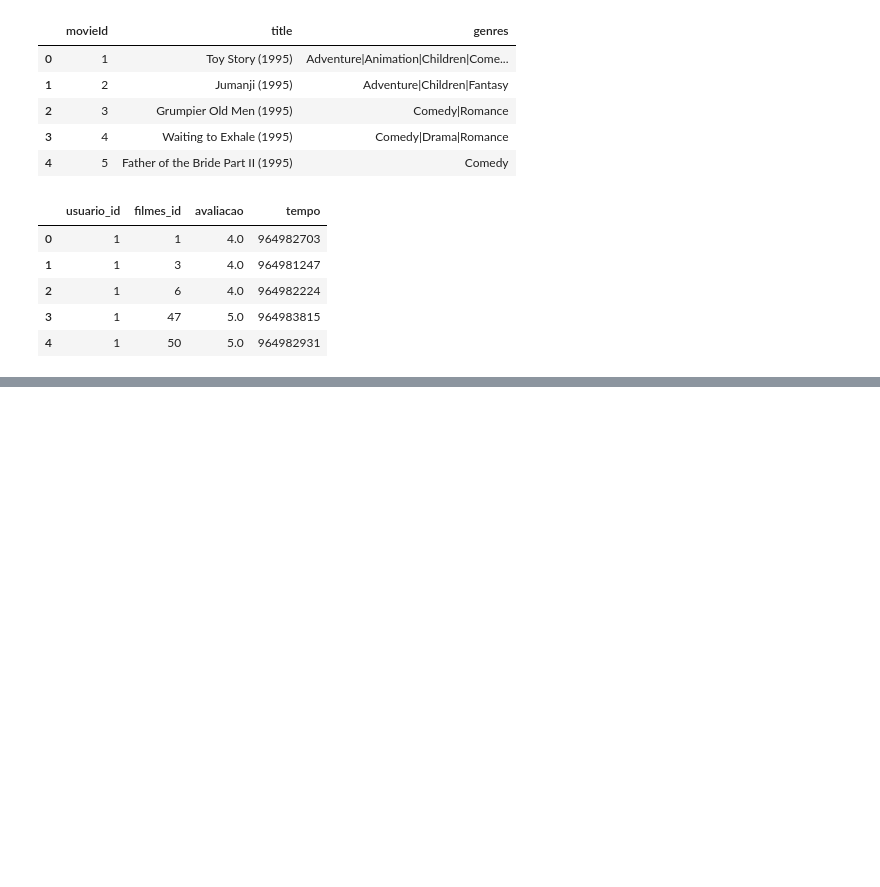
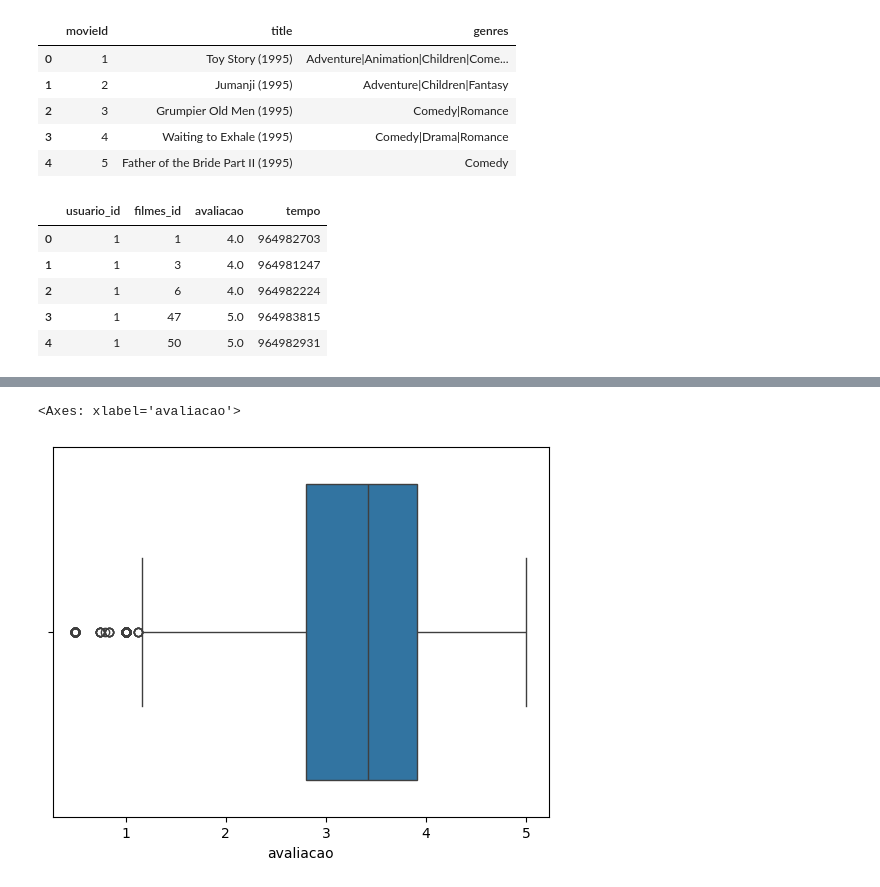
Before and after one commit to AndreVargas0/SemanaEda, a Jupyter notebook: aula1.ipynb, the cells around one changed output, grey strips where cells are left out. Drawn from its saved outputs; the diff is of its cells as text; code cells hidden in the pictures; blank space fills up the shorter version.

```diff
--- a/aula1.ipynb
+++ b/aula1.ipynb
@@ -175,0 +237,5 @@ AttributeError: 'Series' object has no attribute 'query'
+# %%
+sns.boxplot(x=media_por_filme)
+# %% [output]
+<Axes: xlabel='avaliacao'>
+[figure, added]
```
Also changed, not shown: parts of 12 cells of this notebook, 2 other files.
